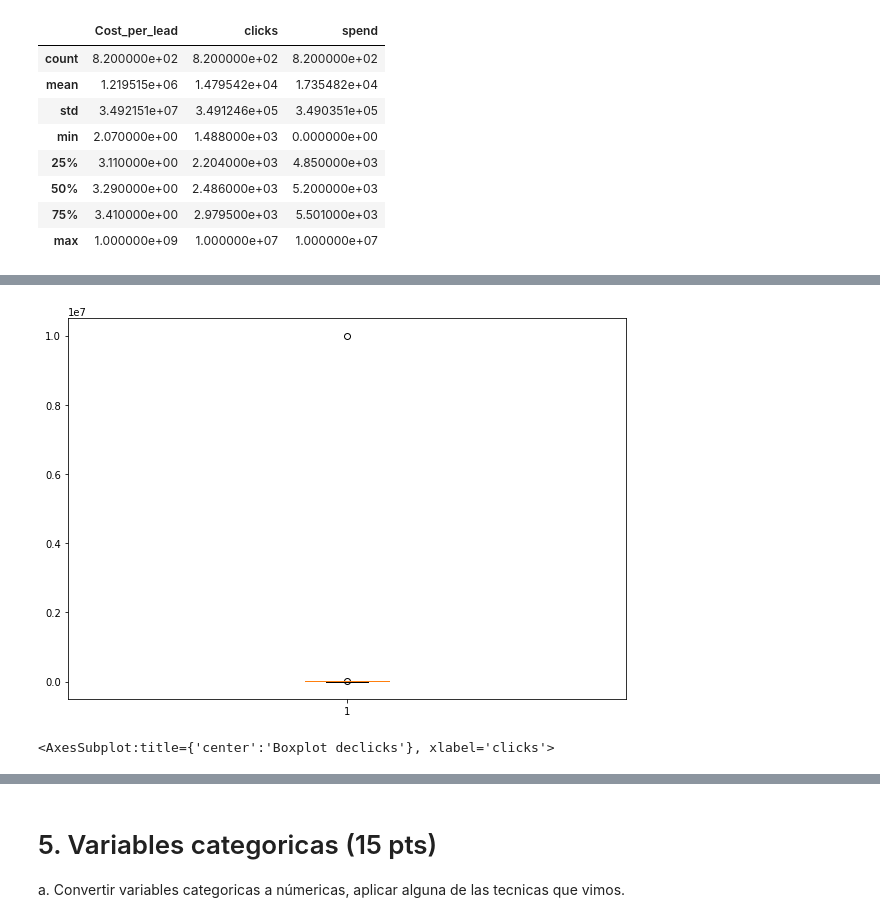
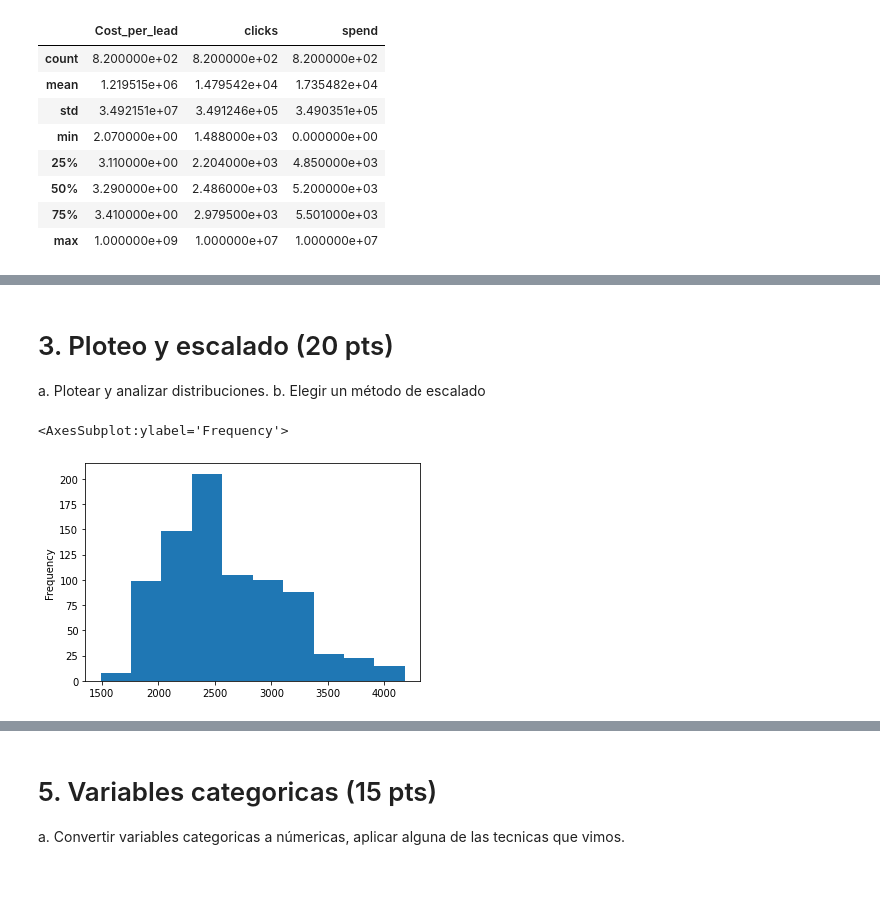
Before and after one commit to clarapinasco/UCEMA, a Jupyter notebook: Alumna/16-examen/examen.ipynb, the cells around one changed output, grey strips where cells are left out. Drawn from its saved outputs; the diff is of its cells as text; code cells hidden in the pictures; blank space fills up the shorter version.

```diff
--- a/Alumna/16-examen/examen.ipynb
+++ b/Alumna/16-examen/examen.ipynb
@@ -211,2 +199,6 @@ percentageOfnull(df)
+# %%
+df.tipo_campaña=df.tipo_campaña.dropna()
+# %%
+df.conv_rate=df.conv_rate.dropna()
 # %% [markdown]
 Al ser con_rate mi variable independiente, voy a eliminar los nulos para no ensusiar el modelo.
@@ -253,0 +238,2 @@ df.clicks.nlargest()
+# %%
+df1= df1[df1["clicks"]<df1["clicks"].max()]
@@ -254,16 +258,15 @@ df.clicks.nlargest()
+# %%
+df1= df1[df1["spend"]<df1["spend"].max()]
 # %%
 numerics= df1.select_dtypes(exclude=['object']).columns
 # %%
 numerics= df1.select_dtypes(exclude=['object']).columns
-# %%
-fig = plt.figure(figsize =(10, 7))
-plt.boxplot(df.clicks)
-plt.show()
-# %% [output]
-[figure, removed]
-# %%
-# 3. Ploteo y escalado (20 pts)
-a. Plotear y analizar distribuciones.
-b. Elegir un método de escalado
-# %% [output]
-<AxesSubplot:title={'center':'Boxplot declicks'}, xlabel='clicks'>
+# %% [markdown]
+# 3. Ploteo y escalado (20 pts)
+a. Plotear y analizar distribuciones.
+b. Elegir un método de escalado
+# %%
+df1.clicks.plot.hist()
+# %% [output]
+<AxesSubplot:ylabel='Frequency'>
+[figure, added]
```
Also changed, not shown: parts of 16 cells of this notebook, 13 other files.
